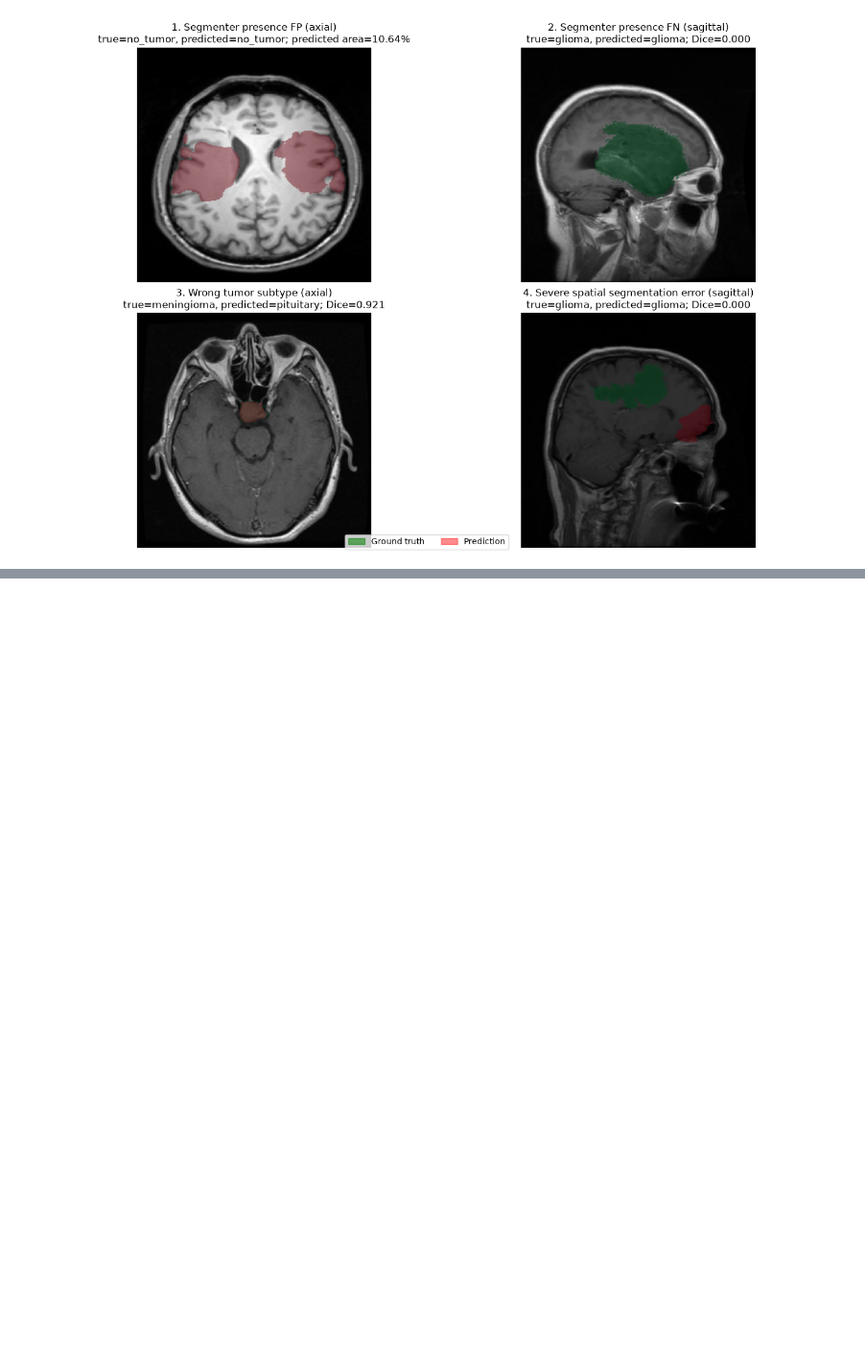
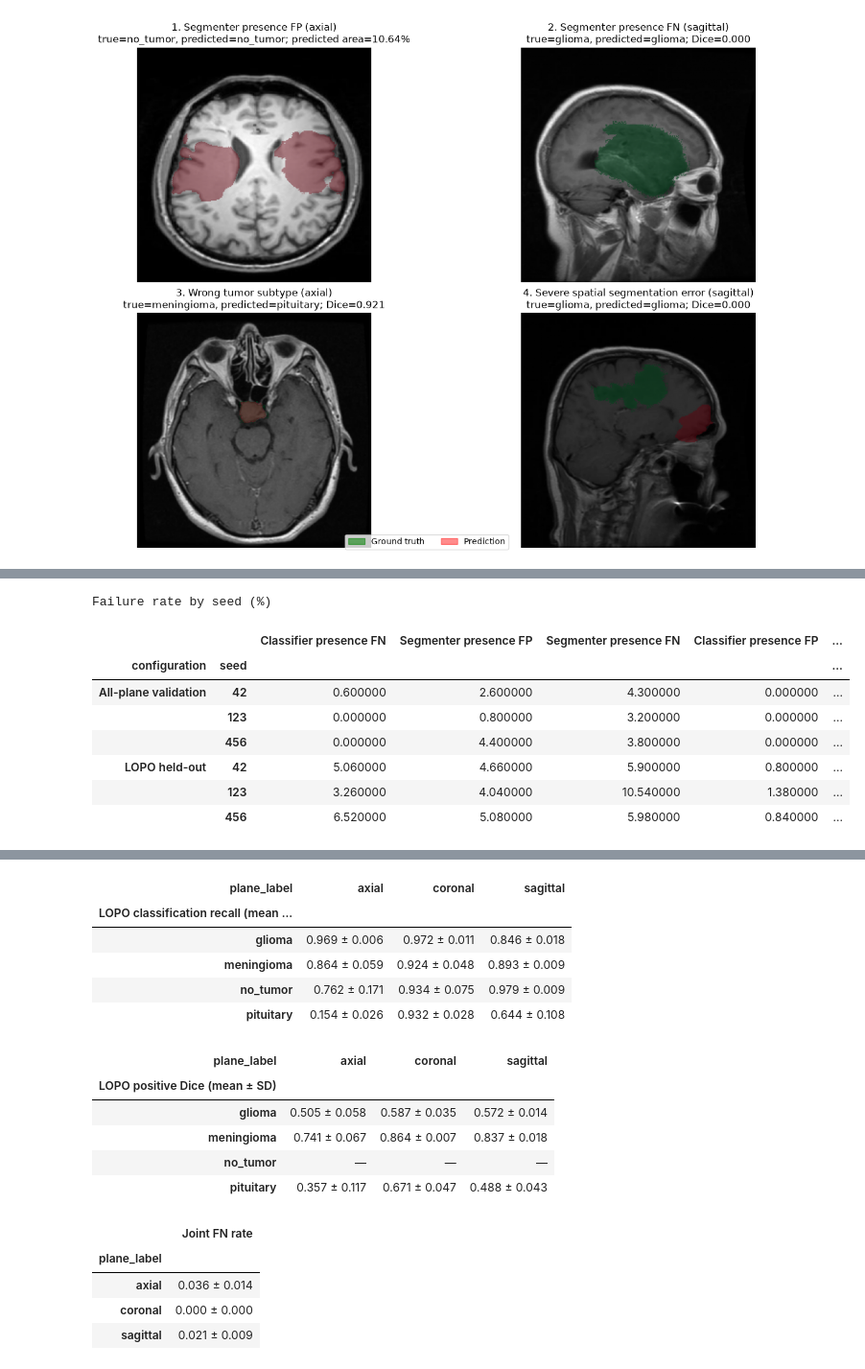
Before and after one commit to XiaoyeLeung/brainTumor, a Jupyter notebook: notebooks/inspect_failure_case.ipynb, the cells around one changed output, grey strips where cells are left out. Shown at 96% size. Saved outputs shown, nothing was run; the diff lists cells and outputs as text; code cells hidden in the pictures; blank space fills up the shorter version.

Commit message:
update performance across diff seeds

```diff
--- a/notebooks/inspect_failure_case.ipynb
+++ b/notebooks/inspect_failure_case.ipynb
@@ -212,0 +217,56 @@ plt.show()
+# %%
+EXTRA = Path.home() / 'Downloads/brainTumor-cloud/brainTumor-seeds-123-456/results'
+
+def run_dir(seed, name):
+    if seed == 42: return ALL if name == 'all_planes' else ART / 'results' / f'{name}_seed42'
+    return EXTRA / f'{name}_seed{seed}'
+
+def load_eval(seed, name, split):
+    base = run_dir(seed, name)
+    c = pd.DataFrame(json.loads((base / f'predictions/classification_{split}/run.json').read_text())['predictions'])
+    s = pd.DataFrame(json.loads((base / f'predictions/segmentation_{split}/run.json').read_text())['predictions'])
+    t = json.loads((base / 'reports/thresholds.json').read_text())
+    x = c.merge(s[['filename', 'predicted_mask_area_fraction', 'mask_dice', 'mask_iou']], on='filename')
+    x['classification_tumor_probability'] = 1 - x.no_tumor_probability
+    x['classification_says_tumor'] = x.classification_tumor_probability >= t['classification_threshold']
+    x['segmentation_says_tumor'] = x.predicted_mask_area_fraction >= t['area_threshold']
+    x['ground_truth_tumor'] = x.tumor_label != 'no_tumor'
+    return x.assign(seed=seed)
+
+runs = []
+for seed in (42, 123, 456):
+    runs.append(load_eval(seed, 'all_planes', 'validation').assign(configuration='All-plane validation'))
+    for plane in ('axial', 'coronal', 'sagittal'):
+        runs.append(load_eval(seed, f'leave_{plane}_out', 'heldout').assign(configuration='LOPO held-out'))
+multi = pd.concat(runs, ignore_index=True)
+
+rates = pd.DataFrame({(cfg, seed): {k: v.mean() for k, v in flags(g).items()}
+                      for (cfg, seed), g in multi.groupby(['configuration', 'seed'])}).T
+display((100 * rates).round(2).rename_axis(['configuration', 'seed']).style.set_caption('Failure rate by seed (%)'))
+mean, sd = rates.groupby(level=0).mean().T * 100, rates.groupby(level=0).std().T * 100
+display(pd.concat([mean.add_suffix(' mean (%)'), sd.add_suffix(' SD (%)')], axis=1).round(2))
+
+lopo3 = multi[multi.configuration == 'LOPO held-out'].copy()
+lopo3['correct'] = lopo3.predicted_class == lopo3.tumor_label
+lopo3['positive_dice'] = lopo3.mask_dice.where(lopo3.tumor_label != 'no_tumor')
+per_seed = lopo3.groupby(['seed', 'plane_label', 'tumor_label']).agg(recall=('correct', 'mean'), dice=('positive_dice', 'mean'))
+summary = per_seed.groupby(['plane_label', 'tumor_label']).agg(['mean', 'std'])
+fmt = lambda m, s: '—' if pd.isna(m) else f'{m:.3f} ± {s:.3f}'
+recall = summary.apply(lambda r: fmt(r[('recall', 'mean')], r[('recall', 'std')]), axis=1).unstack(0)
+dice = summary.apply(lambda r: fmt(r[('dice', 'mean')], r[('dice', 'std')]), axis=1).unstack(0)
+display(recall.rename_axis('LOPO classification recall (mean ± SD)'))
+display(dice.rename_axis('LOPO positive Dice (mean ± SD)'))
+
+lopo3['joint_fn'] = ~lopo3.classification_says_tumor & ~lopo3.segmentation_says_tumor & lopo3.ground_truth_tumor
+joint = lopo3.groupby(['seed', 'plane_label']).joint_fn.mean().groupby('plane_label').agg(['mean', 'std'])
+display(joint.apply(lambda r: fmt(r['mean'], r['std']), axis=1).to_frame('Joint FN rate'))
+# %% [output]
+Failure rate by seed (%)
+|  |  | Classifier presence FN | Segmenter presence FP | Segmenter presence FN | Classifier presence FP | ... |
+| configuration | seed |  |  |  |  | ... |
+| All-plane validation | 42 | 0.600000 | 2.600000 | 4.300000 | 0.000000 | ... |
+|  | 123 | 0.000000 | 0.800000 | 3.200000 | 0.000000 | ... |
+|  | 456 | 0.000000 | 4.400000 | 3.800000 | 0.000000 | ... |
+| LOPO held-out | 42 | 5.060000 | 4.660000 | 5.900000 | 0.800000 | ... |
+|  | 123 | 3.260000 | 4.040000 | 10.540000 | 1.380000 | ... |
+|  | 456 | 6.520000 | 5.080000 | 5.980000 | 0.840000 | ... |
@@ -212,0 +282,17 @@ plt.show()
+| plane_label | axial | coronal | sagittal |
+| LOPO classification recall (mean ... |  |  |  |
+| glioma | 0.969 ± 0.006 | 0.972 ± 0.011 | 0.846 ± 0.018 |
+| meningioma | 0.864 ± 0.059 | 0.924 ± 0.048 | 0.893 ± 0.009 |
+| no_tumor | 0.762 ± 0.171 | 0.934 ± 0.075 | 0.979 ± 0.009 |
+| pituitary | 0.154 ± 0.026 | 0.932 ± 0.028 | 0.644 ± 0.108 |
+| plane_label | axial | coronal | sagittal |
+| LOPO positive Dice (mean ± SD) |  |  |  |
+| glioma | 0.505 ± 0.058 | 0.587 ± 0.035 | 0.572 ± 0.014 |
+| meningioma | 0.741 ± 0.067 | 0.864 ± 0.007 | 0.837 ± 0.018 |
+| no_tumor | — | — | — |
+| pituitary | 0.357 ± 0.117 | 0.671 ± 0.047 | 0.488 ± 0.043 |
+|  | Joint FN rate |
+| plane_label |  |
+| axial | 0.036 ± 0.014 |
+| coronal | 0.000 ± 0.000 |
+| sagittal | 0.021 ± 0.009 |
```
Also changed, not shown: parts of 2 cells of this notebook, 1 other file.
